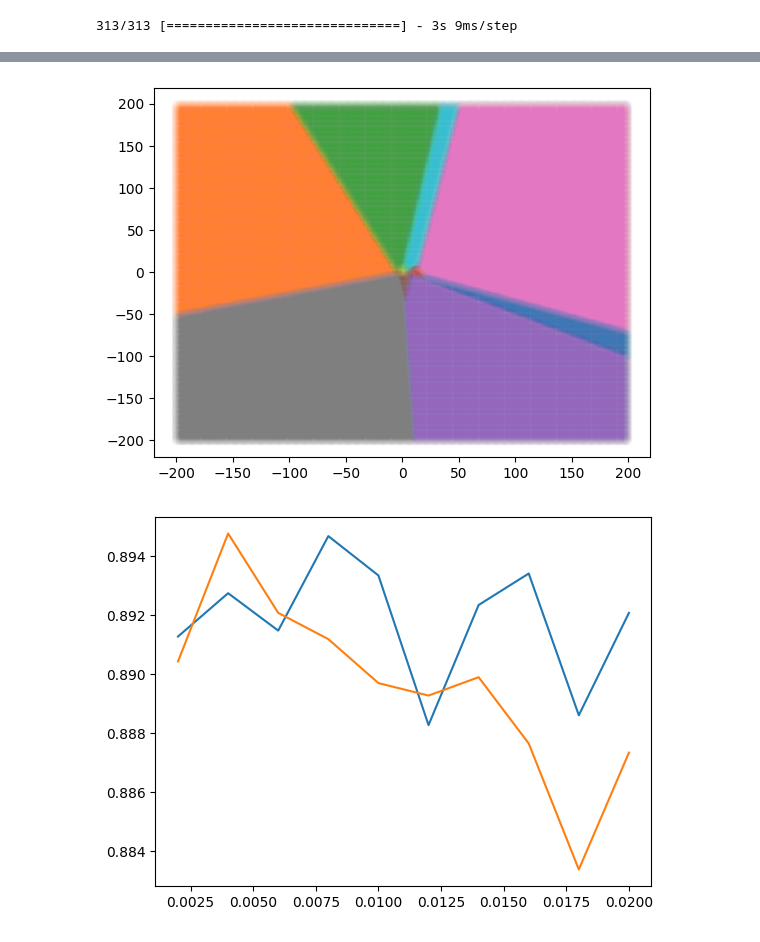
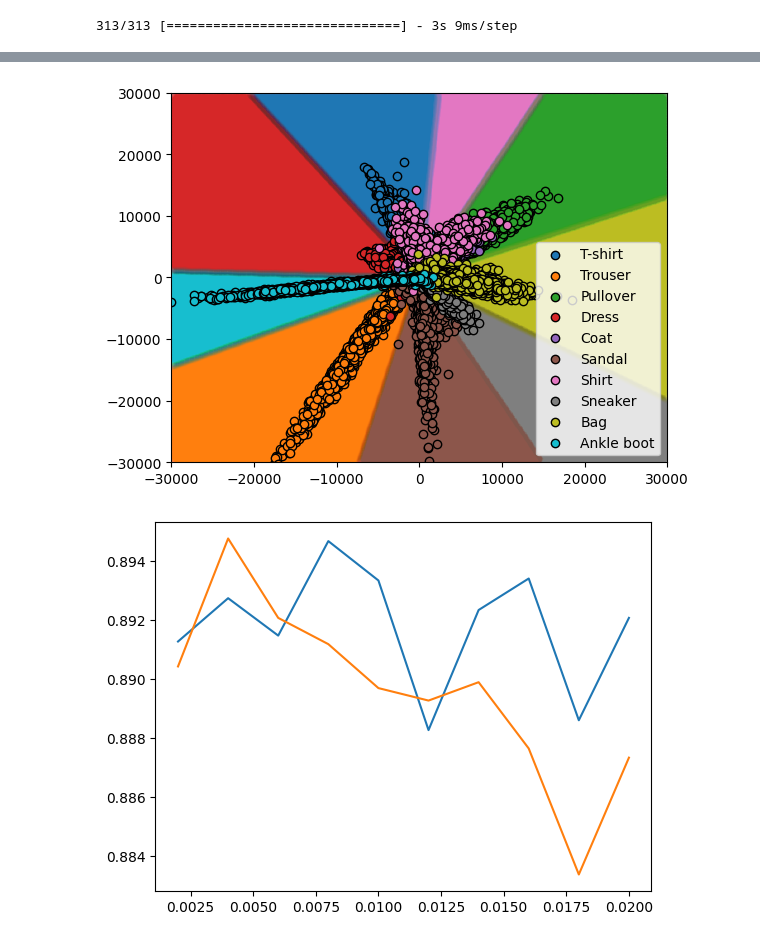
Before and after one commit to Mdolhare/RedesNeuronalesTP1, a Jupyter notebook: TP1.ipynb, the cells around one changed output, grey strips where cells are left out. Cells and saved outputs as stored; diff of their text form; code cells hidden in the pictures.

```diff
--- a/TP1.ipynb
+++ b/TP1.ipynb
@@ -529,11 +545,11 @@ Trainable params: 30
 Non-trainable params: 0
 _________________________________________________________________
 # %%
-model4.compile(loss="categorical_crossentropy", optimizer=Adamax(learning_rate=0.002), metrics=["accuracy", Precision(), Recall()])
+modelout.compile(loss="categorical_crossentropy", optimizer=Adamax(learning_rate=0.002), metrics=["accuracy", Precision(), Recall()])
 # %%
-model4.layers[0].set_weights(modelMLP.layers[-1].get_weights())
+modelout.layers[0].set_weights(capa2.layers[-1].get_weights())
 # %%
-range_nums = np.arange(-200, 200)
+range_nums = np.arange(-30000, 30000, 100)
 
 # Create the meshgrid
 x, y = np.meshgrid(range_nums, range_nums)
@@ -543,5 +559,5 @@ combinations = np.column_stack((x.flatten(), y.flatten()))
 
 # Print the shape and the first few rows of the array
 # %%
-output2 = model4.predict(combinations)
+outputOut = modelout.predict(combinations)
 # %% [output]
@@ -549,18 +565,26 @@ output2 = model4.predict(combinations)
 # %%
-argm = np.zeros(len(output2))
 
-for idx, val in enumerate(output2):
+
+argm = np.zeros(len(outputOut))
+
+for idx, val in enumerate(outputOut):
     argm[idx] = int(np.argmax(val))
 
 for i in range(10):
     plt.scatter(combinations[argm==i, 0], combinations[argm==i, 1], alpha=0.01)
     #print(combinations[argm==i, 0], combinations[argm==i, 1])
 
-#print(argm)
+for i in range(10):
+    #if i != 4:
+    plt.scatter(outputc2[labelsNp==i, 0], outputc2[labelsNp==i, 1], alpha = 1, edgecolors='black', label=clases[i])
+
+plt.xlim(-30000, 30000)
+plt.ylim(-30000, 30000)
+plt.legend()
 
 plt.show()
 # %% [output]
-[figure, old version]
+[figure, new version]
 # %%
 learn = np.loadtxt('VarHyper/lr.txt', delimiter=',')
 plt.plot(learn[:, 2], learn[:, 0], learn[:, 2], learn[:, 1])
```
Also changed, not shown: parts of 25 cells of this notebook, 14 other files.
